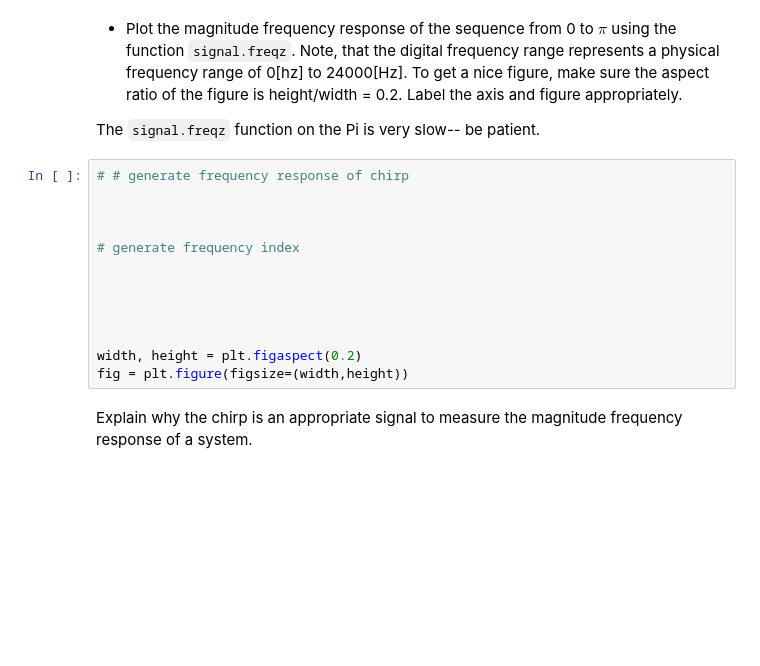
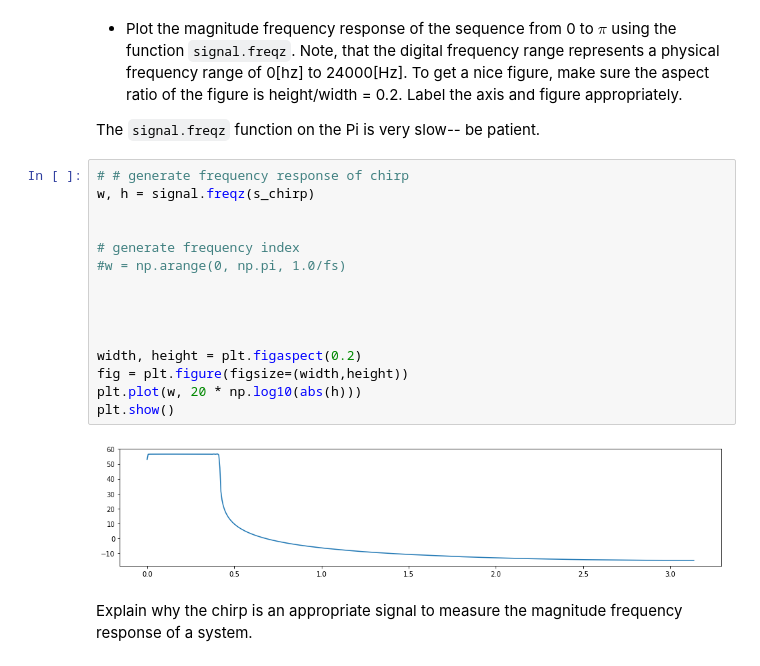
Before and after one commit to lm-t/ee123-labs, a Jupyter notebook: lab1/lab1-TimeDomain-Sonar.ipynb, the cells around one changed output. Drawn from its saved outputs; the diff is of its cells as text; blank space fills up the shorter version.

```diff
--- a/lab1/lab1-TimeDomain-Sonar.ipynb
+++ b/lab1/lab1-TimeDomain-Sonar.ipynb
@@ -86,17 +91,21 @@ fig = figure(figsize=(width,height))
 The `signal.freqz` function on the Pi is very slow-- be patient.
 # %%
 # # generate frequency response of chirp
-
+w, h = signal.freqz(s_chirp)
 
 
 # generate frequency index
-
+#w = np.arange(0, np.pi, 1.0/fs)
 
 
 
 
 width, height = plt.figaspect(0.2)
 fig = plt.figure(figsize=(width,height))
+plt.plot(w, 20 * np.log10(abs(h)))
+plt.show()
+# %% [output]
+[figure, added]
 # %% [markdown]
 Explain why the chirp is an appropriate signal to measure the magnitude frequency response of a system.
 # %% [markdown]
```
Also changed, not shown: parts of 2 cells of this notebook.
